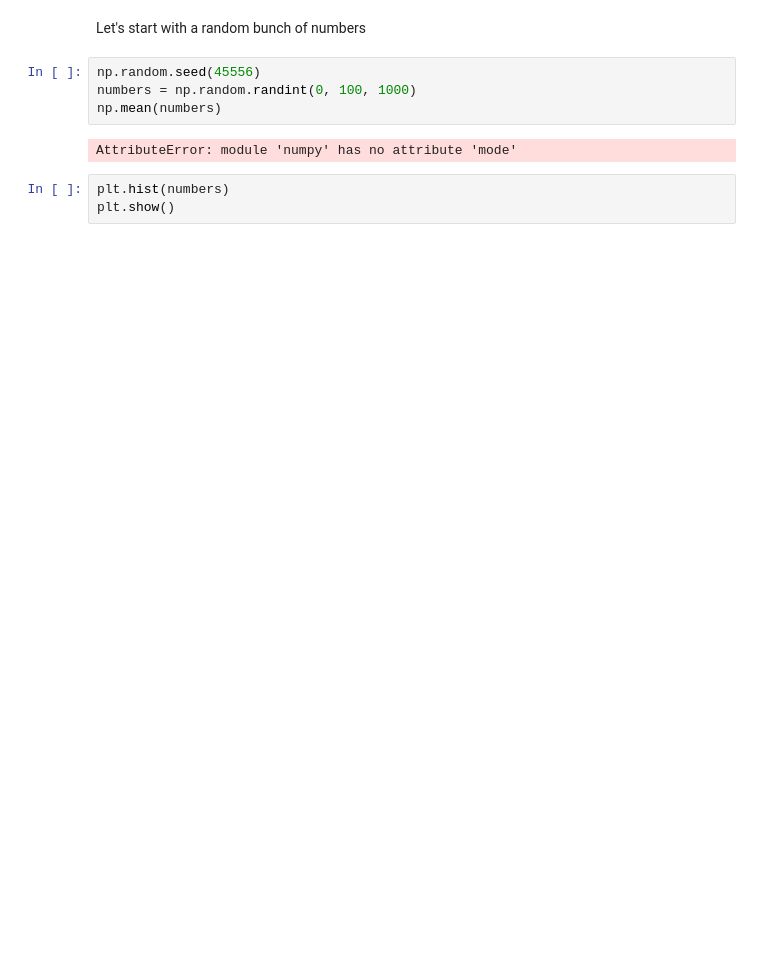
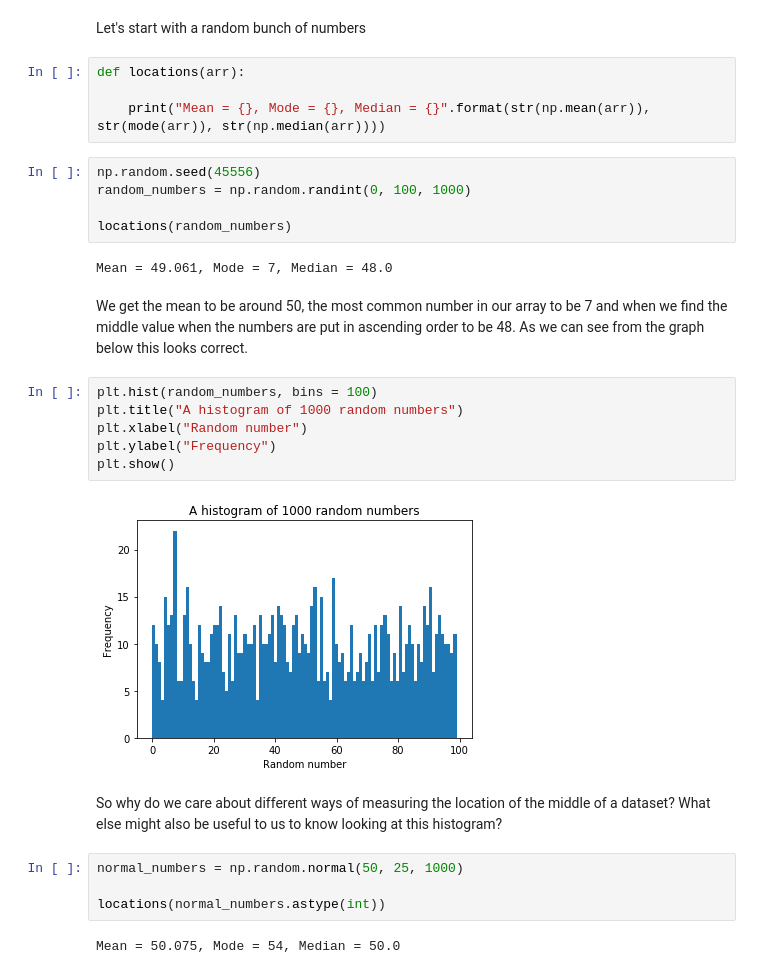
Before and after one commit to malteserteresa/learning-numpy, a Jupyter notebook: statistics/representation/example.ipynb, the cells around one changed output. Drawn from its saved outputs; the diff is of its cells as text; blank space fills up the shorter version.

```diff
--- a/statistics/representation/example.ipynb
+++ b/statistics/representation/example.ipynb
@@ -4,11 +7,31 @@ import matplotlib.pyplot as plt
 # %% [markdown]
 Let's start with a random bunch of numbers
+# %%
+def locations(arr):
+
+    print("Mean = {}, Mode = {}, Median = {}".format(str(np.mean(arr)), str(mode(arr)), str(np.median(arr))))
 # %%
 np.random.seed(45556)
-numbers = np.random.randint(0, 100, 1000)
-np.mean(numbers)
+random_numbers = np.random.randint(0, 100, 1000)
+
+locations(random_numbers)
 # %% [output]
-AttributeError: module 'numpy' has no attribute 'mode'
+Mean = 49.061, Mode = 7, Median = 48.0
-# %%
-plt.hist(numbers)
-plt.show()
+# %% [markdown]
+We get the mean to be around 50, the most common number in our array to be 7 and when we find the middle value when the numbers are put in ascending order to be 48. As we can see from the graph below this looks correct.
+# %%
+plt.hist(random_numbers, bins = 100)
+plt.title("A histogram of 1000 random numbers")
+plt.xlabel("Random number")
+plt.ylabel("Frequency")
+plt.show()
+# %% [output]
+[figure, added]
+# %% [markdown]
+So why do we care about different ways of measuring the location of the middle of a dataset? What else might also be useful to us to know looking at this histogram?
+# %%
+normal_numbers = np.random.normal(50, 25, 1000)
+
+locations(normal_numbers.astype(int))
+# %% [output]
+Mean = 50.075, Mode = 54, Median = 50.0
```
Also changed, not shown: parts of 7 cells of this notebook, 3 other files.
